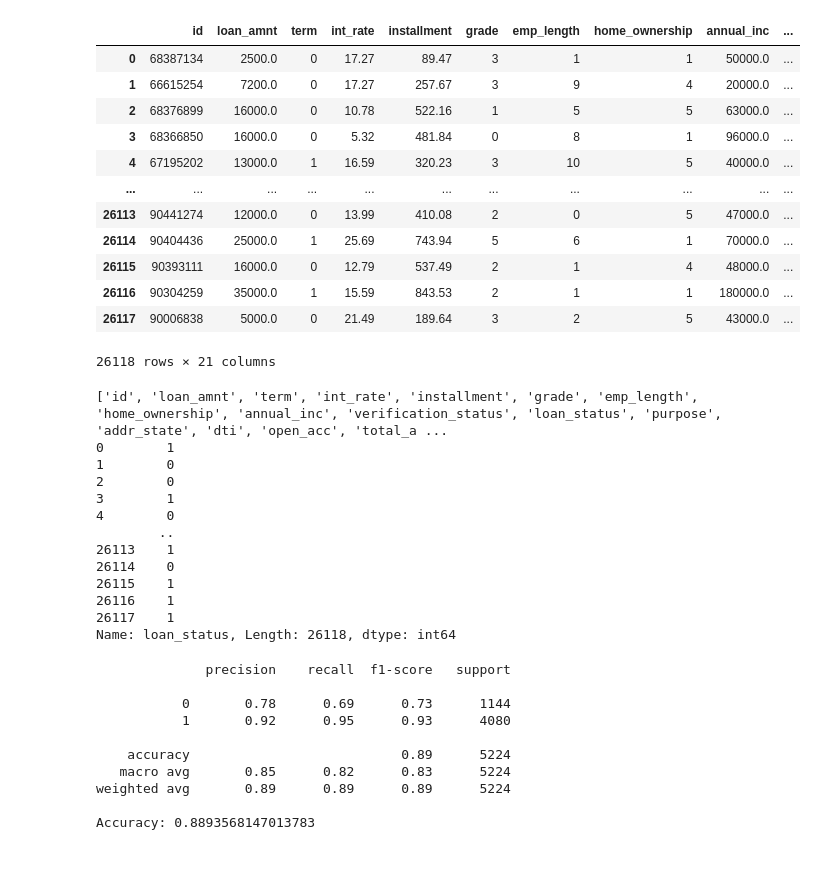
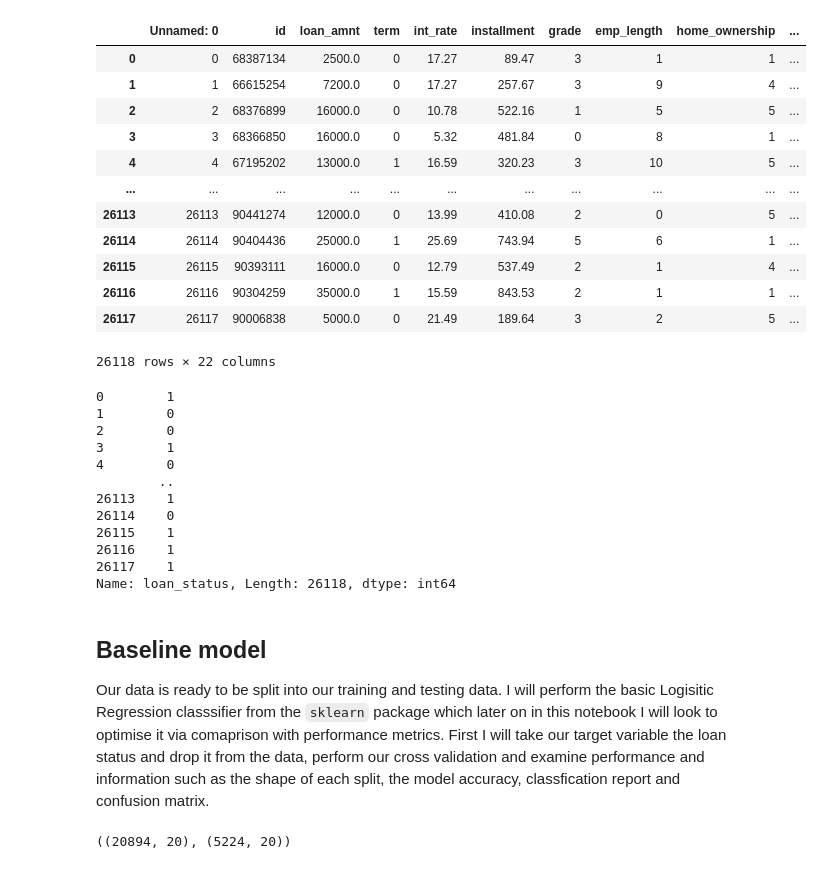
Before and after one commit to christianndjanda/-DST_Assessment_1_Group_4, a Jupyter notebook: ImranV/logitistic_reg_model.ipynb, the cells around one changed output. Saved outputs shown, nothing was run; the diff lists cells and outputs as text; code cells hidden in the pictures.

Commit message:
Baseline model analysis

```diff
--- a/ImranV/logitistic_reg_model.ipynb
+++ b/ImranV/logitistic_reg_model.ipynb
@@ -14,25 +15,23 @@ from sklearn.metrics import classification_report, accuracy_score
 # %%
-df = pd.read_pickle('my_full_data.pkl')
+df = pd.read_csv('my_full_data.csv')
 df
 # %% [output]
-|  | id | loan_amnt | term | int_rate | installment | grade | emp_length | home_ownership | annual_inc | ... |
-| 0 | 68387134 | 2500.0 | 0 | 17.27 | 89.47 | 3 | 1 | 1 | 50000.0 | ... |
-| 1 | 66615254 | 7200.0 | 0 | 17.27 | 257.67 | 3 | 9 | 4 | 20000.0 | ... |
-| 2 | 68376899 | 16000.0 | 0 | 10.78 | 522.16 | 1 | 5 | 5 | 63000.0 | ... |
-| 3 | 68366850 | 16000.0 | 0 | 5.32 | 481.84 | 0 | 8 | 1 | 96000.0 | ... |
-| 4 | 67195202 | 13000.0 | 1 | 16.59 | 320.23 | 3 | 10 | 5 | 40000.0 | ... |
+|  | Unnamed: 0 | id | loan_amnt | term | int_rate | installment | grade | emp_length | home_ownership | ... |
+| 0 | 0 | 68387134 | 2500.0 | 0 | 17.27 | 89.47 | 3 | 1 | 1 | ... |
+| 1 | 1 | 66615254 | 7200.0 | 0 | 17.27 | 257.67 | 3 | 9 | 4 | ... |
+| 2 | 2 | 68376899 | 16000.0 | 0 | 10.78 | 522.16 | 1 | 5 | 5 | ... |
+| 3 | 3 | 68366850 | 16000.0 | 0 | 5.32 | 481.84 | 0 | 8 | 1 | ... |
+| 4 | 4 | 67195202 | 13000.0 | 1 | 16.59 | 320.23 | 3 | 10 | 5 | ... |
 | ... | ... | ... | ... | ... | ... | ... | ... | ... | ... | ... |
-| 26113 | 90441274 | 12000.0 | 0 | 13.99 | 410.08 | 2 | 0 | 5 | 47000.0 | ... |
-| 26114 | 90404436 | 25000.0 | 1 | 25.69 | 743.94 | 5 | 6 | 1 | 70000.0 | ... |
-| 26115 | 90393111 | 16000.0 | 0 | 12.79 | 537.49 | 2 | 1 | 4 | 48000.0 | ... |
-| 26116 | 90304259 | 35000.0 | 1 | 15.59 | 843.53 | 2 | 1 | 1 | 180000.0 | ... |
-| 26117 | 90006838 | 5000.0 | 0 | 21.49 | 189.64 | 3 | 2 | 5 | 43000.0 | ... |
+| 26113 | 26113 | 90441274 | 12000.0 | 0 | 13.99 | 410.08 | 2 | 0 | 5 | ... |
+| 26114 | 26114 | 90404436 | 25000.0 | 1 | 25.69 | 743.94 | 5 | 6 | 1 | ... |
+| 26115 | 26115 | 90393111 | 16000.0 | 0 | 12.79 | 537.49 | 2 | 1 | 4 | ... |
+| 26116 | 26116 | 90304259 | 35000.0 | 1 | 15.59 | 843.53 | 2 | 1 | 1 | ... |
+| 26117 | 26117 | 90006838 | 5000.0 | 0 | 21.49 | 189.64 | 3 | 2 | 5 | ... |
-26118 rows × 21 columns
+26118 rows × 22 columns
 # %%
-print(list(df.columns))
-print(df['loan_status'])
+print(df['loan_status']) #Our target variable
 # %% [output]
-['id', 'loan_amnt', 'term', 'int_rate', 'installment', 'grade', 'emp_length', 'home_ownership', 'annual_inc', 'verification_status', 'loan_status', 'purpose', 'addr_state', 'dti', 'open_acc', 'total_a ...
 0        1
 1        0
 2        0
@@ -45,33 +44,16 @@ print(df['loan_status'])
 26116    1
 26117    1
 Name: loan_status, Length: 26118, dtype: int64
+# %% [markdown]
+## Baseline model
+
+Our data is ready to be split into our training and testing data. I will perform the basic Logisitic Regression classsifier from the `sklearn` package which later on in this notebook I will look to optimise it via comaprison with performance metrics. First I will take our target variable the loan status and drop it from the data, perform our cross validation and examine performance and information such as the shape of each split, the model accuracy, classfication report and confusion matrix.
 # %%
-
 y = df['loan_status']
 X = df.drop(columns=['id', 'loan_status'])
 
 X_train, X_test, y_train, y_test = train_test_split(X, y, test_size=0.2, random_state=42)
 
-
-model = Pipeline(steps=[
-    ('preprocessor', preprocessor),
-    ('classifier', LogisticRegression(solver='liblinear'))
-])
-
-model.fit(X_train, y_train)
-
-y_pred = model.predict(X_test)
-
-print(classification_report(y_test, y_pred))
-print(f'Accuracy: {accuracy_score(y_test, y_pred)}')
+X_train.shape, X_test.shape
 # %% [output]
-              precision    recall  f1-score   support
-
-           0       0.78      0.69      0.73      1144
-           1       0.92      0.95      0.93      4080
-
-    accuracy                           0.89      5224
-   macro avg       0.85      0.82      0.83      5224
-weighted avg       0.89      0.89      0.89      5224
-
-Accuracy: 0.8893568147013783
+((20894, 20), (5224, 20))
```
Also changed, not shown: parts of 10 cells of this notebook.
